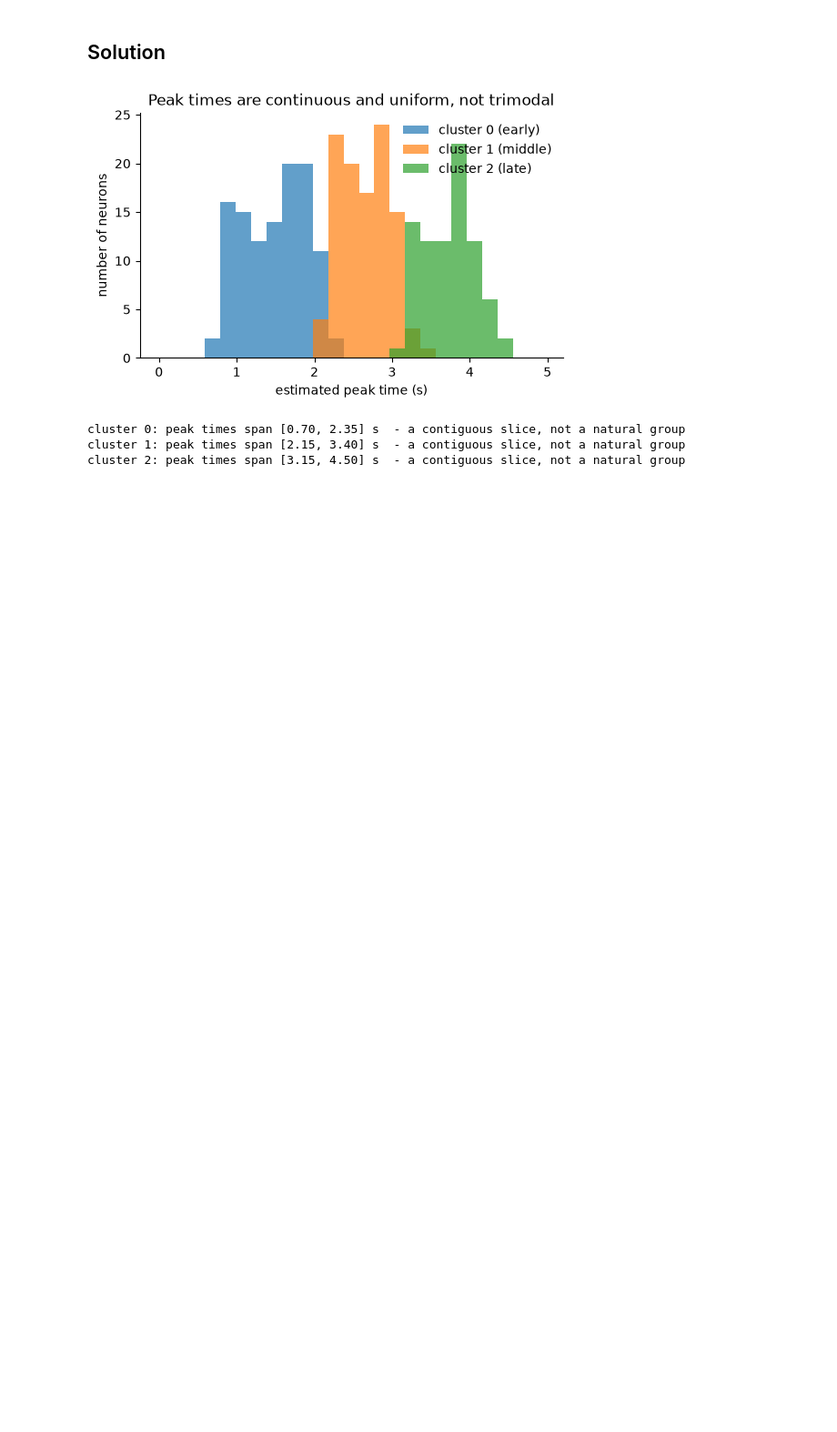
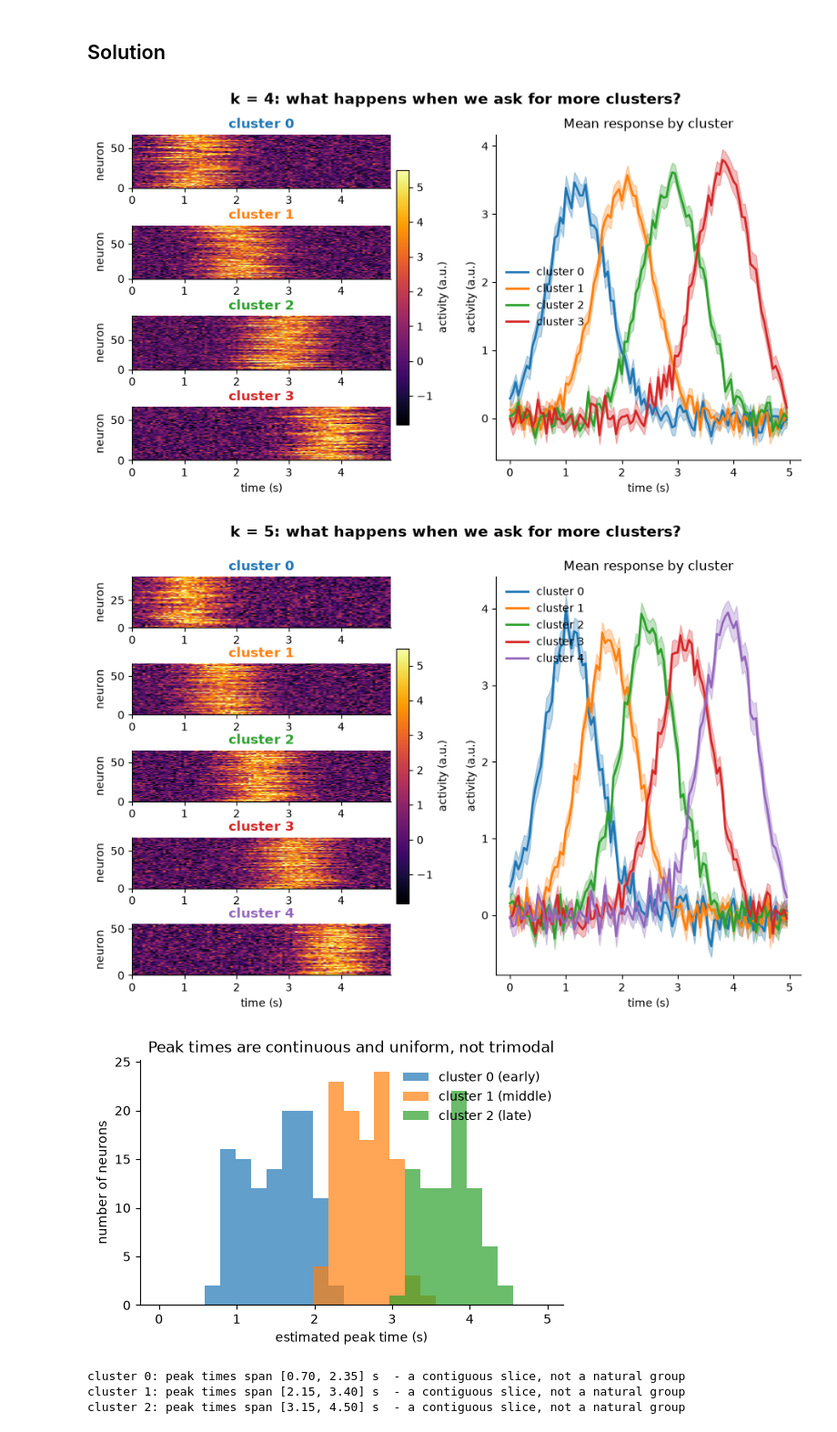
Before and after one commit to AllenSWDB/SWDB_2026_Good_Analysis, a Jupyter notebook: code/mini-workshops/nb1/mini-workshop-1_solutions.ipynb, the cells around one changed output. Shown at 91% size. Saved outputs shown, nothing was run; the diff lists cells and outputs as text; code cells hidden in the pictures; blank space fills up the shorter version.

```diff
--- a/code/mini-workshops/nb1/mini-workshop-1_solutions.ipynb
+++ b/code/mini-workshops/nb1/mini-workshop-1_solutions.ipynb
@@ -287,3 +310,54 @@ with <code>imshow</code>. Optionally mark where k-means draws its boundaries.*
 # %% [markdown]
 ## Solution
+# %%
+# Evidence 1: Test different values of k
+# Plots clustering for k = 4, 5, and 6 without overwriting the k=3 results.
+
+vmin = np.percentile(activity, 2)
+vmax = np.percentile(activity, 99)
+
+for k_test in [4, 5]:
+    km_test     = KMeans(n_clusters=k_test, n_init=10, random_state=0)
+    labels_test = km_test.fit_predict(activity)
+
+    # Relabel by peak time of each cluster's mean trace (cosmetic only)
+    peak_of_mean_test = np.array([activity[labels_test == c].mean(0).argmax() for c in range(k_test)])
+    order_test        = np.argsort(peak_of_mean_test)
+    relabel_test      = np.zeros(k_test, dtype=int)
+    relabel_test[order_test] = np.arange(k_test)
+    labels_test = relabel_test[labels_test]
+
+    colors_test = cluster_palette(k_test)
+    fig    = plt.figure(figsize=(11, 1.2 * k_test + 0.6))
+    gs     = fig.add_gridspec(k_test, 2, width_ratios=[1, 1.1], hspace=0.7, wspace=0.3)
+
+    heat_axes = []
+    for c in range(k_test):
+        ax  = fig.add_subplot(gs[c, 0])
+        idx = rng.permutation(np.where(labels_test == c)[0])
+        im  = ax.imshow(activity[idx], aspect='auto', cmap=HEAT_CMAP,
+                        vmin=vmin, vmax=vmax,
+                        extent=[time[0], time[-1], 0, len(idx)])
+        ax.set_title(f'cluster {c}', color=colors_test[c], fontweight='bold')
+        ax.set_ylabel('neuron')
+        if c == k_test - 1:
+            ax.set_xlabel('time (s)')
+        heat_axes.append(ax)
+    plt.colorbar(im, ax=heat_axes, fraction=0.046, pad=0.02).set_label('activity (a.u.)')
+
+    ax = fig.add_subplot(gs[:, 1])
+    for c in range(k_test):
+        m   = activity[labels_test == c].mean(0)
+        sem = activity[labels_test == c].std(0) / np.sqrt((labels_test == c).sum())
+        ax.plot(time, m, color=colors_test[c], lw=2, label=f'cluster {c}')
+        ax.fill_between(time, m - sem, m + sem, color=colors_test[c], alpha=0.3)
+    ax.set_xlabel('time (s)'); ax.set_ylabel('activity (a.u.)')
+    ax.set_title('Mean response by cluster'); ax.legend(frameon=False)
+
+    fig.suptitle(f'k = {k_test}: what happens when we ask for more clusters?',
+                 fontsize=14, fontweight='bold')
+    plt.show()
+# %% [output]
+[figure, added]
+[figure, added]
 # %%
```
Also changed, not shown: parts of 7 cells of this notebook, 3 other files.
